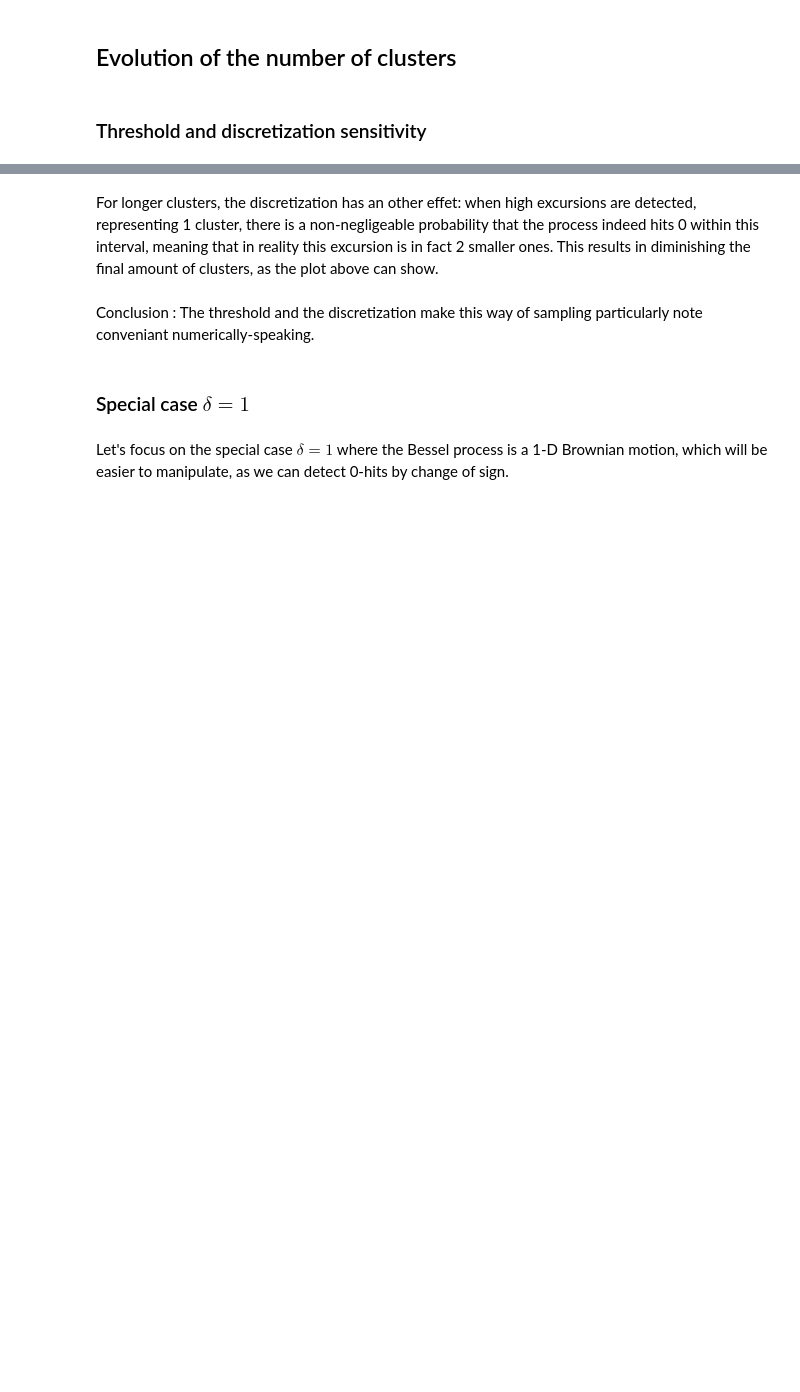
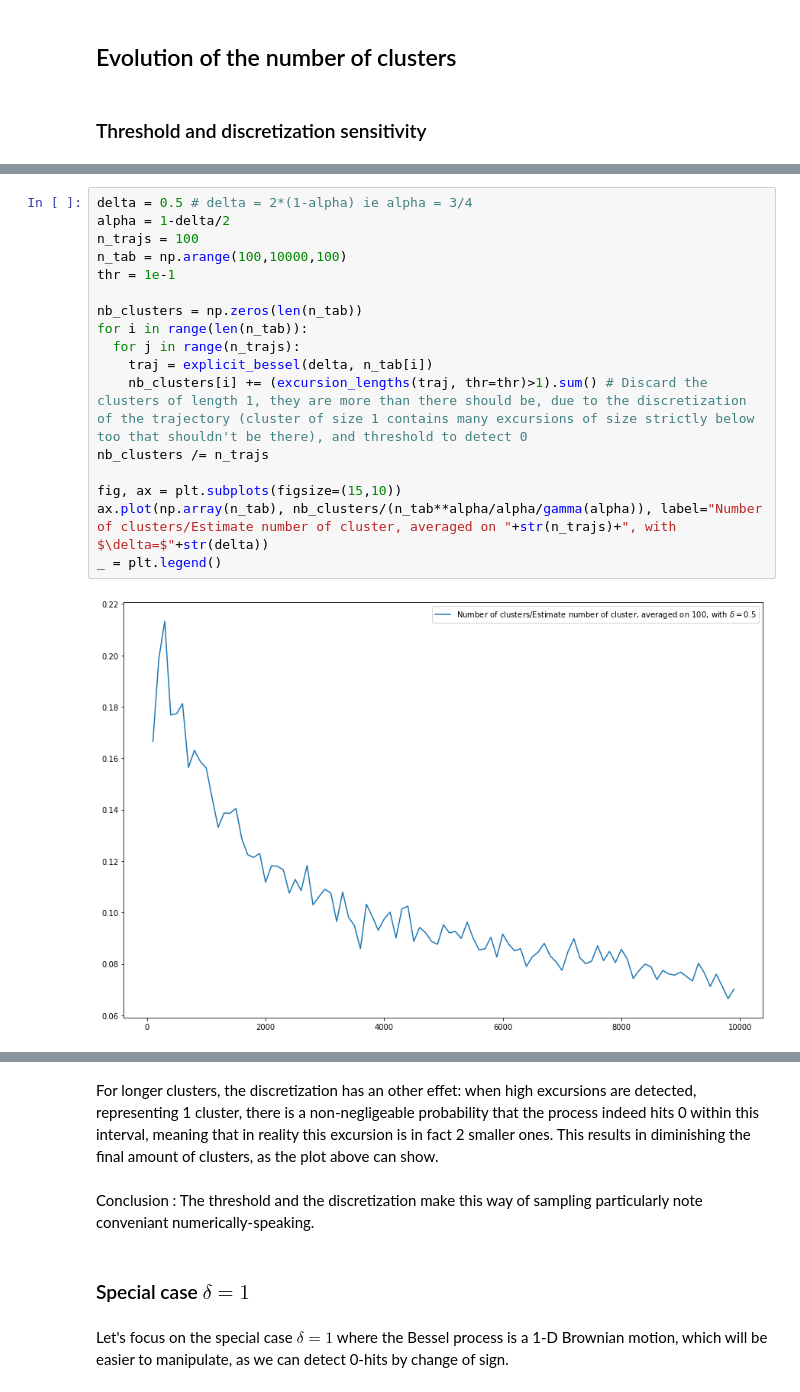
Before and after one commit to MatthieuDarcy/BMLPitmanYor, a Jupyter notebook: Simulation/Kingman Bessel Sampling.ipynb, the cells around one changed output, grey strips where cells are left out. Drawn from its saved outputs; the diff is of its cells as text; blank space fills up the shorter version.

```diff
--- a/Simulation/Kingman Bessel Sampling.ipynb
+++ b/Simulation/Kingman Bessel Sampling.ipynb
@@ -311,0 +316,19 @@ _ = plt.legend()
+# %%
+delta = 0.5 # delta = 2*(1-alpha) ie alpha = 3/4
+alpha = 1-delta/2
+n_trajs = 100
+n_tab = np.arange(100,10000,100)
+thr = 1e-1
+
+nb_clusters = np.zeros(len(n_tab))
+for i in range(len(n_tab)):
+  for j in range(n_trajs):
+    traj = explicit_bessel(delta, n_tab[i])
+    nb_clusters[i] += (excursion_lengths(traj, thr=thr)>1).sum() # Discard the clusters of length 1, they are more than there should be, due to the discretization of the trajectory (cluster of size 1 contains many excursions of size strictly below too that shouldn't be there), and threshold to detect 0
+nb_clusters /= n_trajs
+
+fig, ax = plt.subplots(figsize=(15,10))
+ax.plot(np.array(n_tab), nb_clusters/(n_tab**alpha/alpha/gamma(alpha)), label="Number of clusters/Estimate number of cluster, averaged on "+str(n_trajs)+", with $\delta=$"+str(delta))
+_ = plt.legend()
+# %% [output]
+[figure, added]
```
Also changed, not shown: parts of 15 cells of this notebook.
